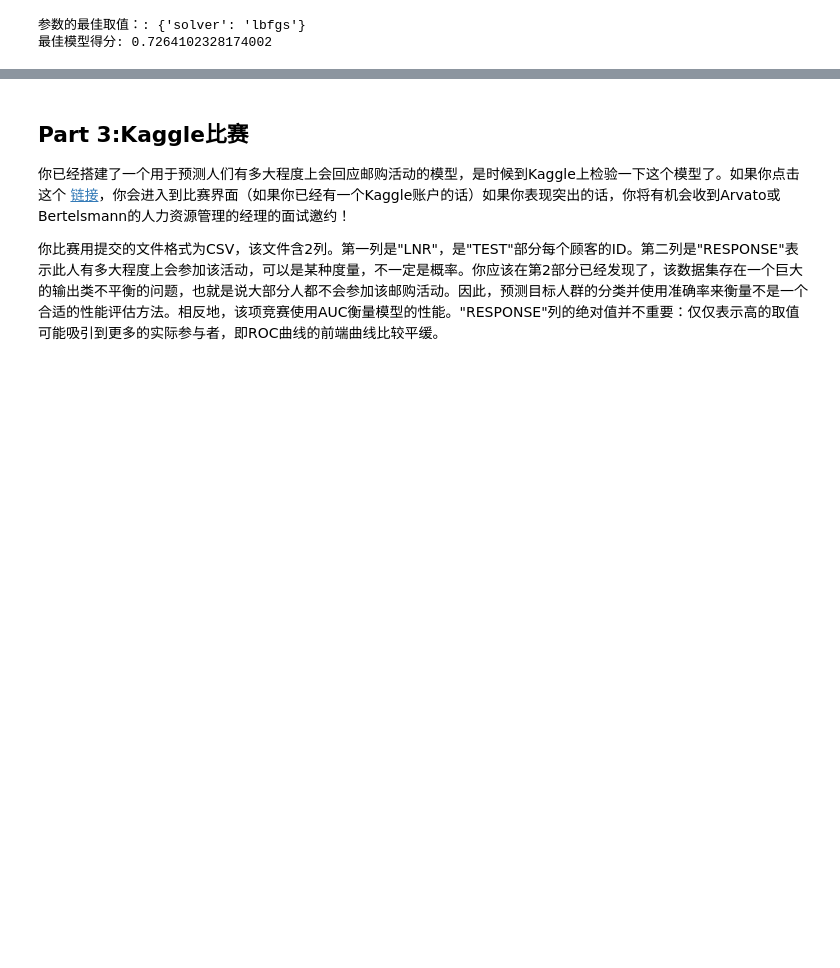
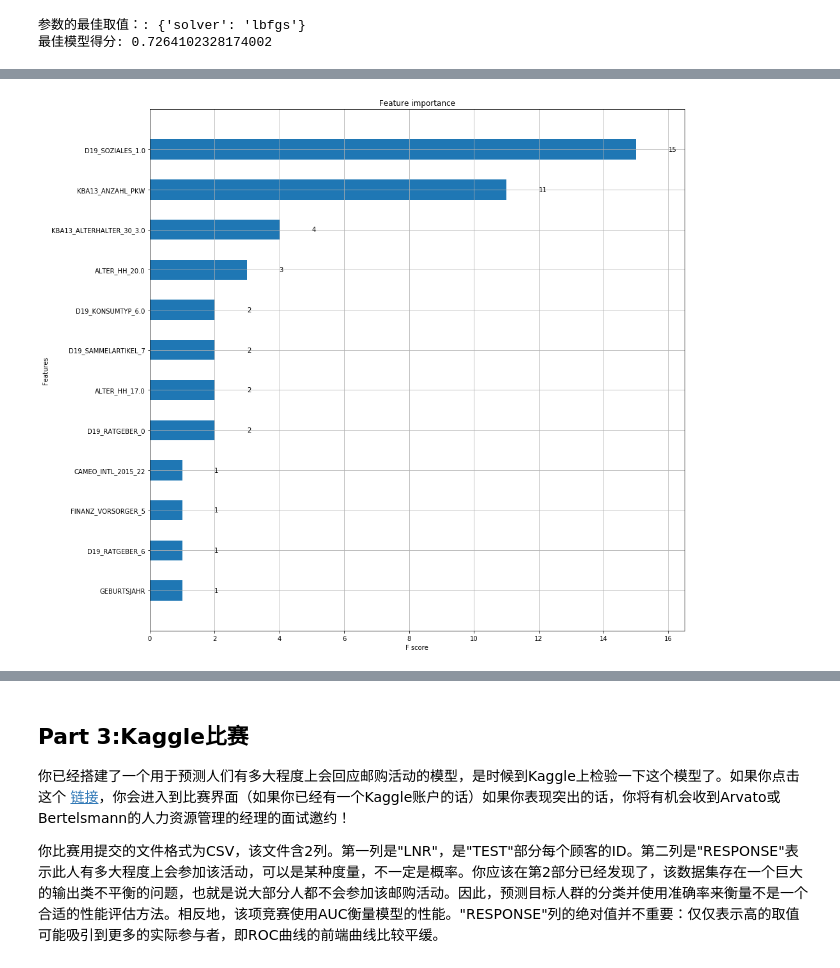
Before and after one commit to gff1019/Arvato-Project, a Jupyter notebook: Arvato-Project-Workbook-zh_new.ipynb, the cells around one changed output, grey strips where cells are left out. Drawn from its saved outputs; the diff is of its cells as text; code cells hidden in the pictures; blank space fills up the shorter version.

```diff
--- a/Arvato-Project-Workbook-zh_new.ipynb
+++ b/Arvato-Project-Workbook-zh_new.ipynb
@@ -269,6 +281,17 @@ for i in np.arange(0,1,0.1):
     np_con_pre.append(roc_auc)
     np_con_pre.append(roc_auc_train)
     np_con.append(np_con_pre)
+# %%
+### plot feature importance重要变量的输出
+from xgboost import plot_importance
+fig,ax = plt.subplots(figsize=(15,15))
+plot_importance(clf,
+                 height=0.5,
+                 ax=ax,
+                 max_num_features=64)
+plt.show()
+# %% [output]
+[figure, added]
 # %%
 #评估报告
 report = pd.DataFrame(np_con,columns=['i','prob','TN','FP','FN','TP','roc','roc_train'])
```
Also changed, not shown: parts of 6 cells of this notebook, 3 other files.
